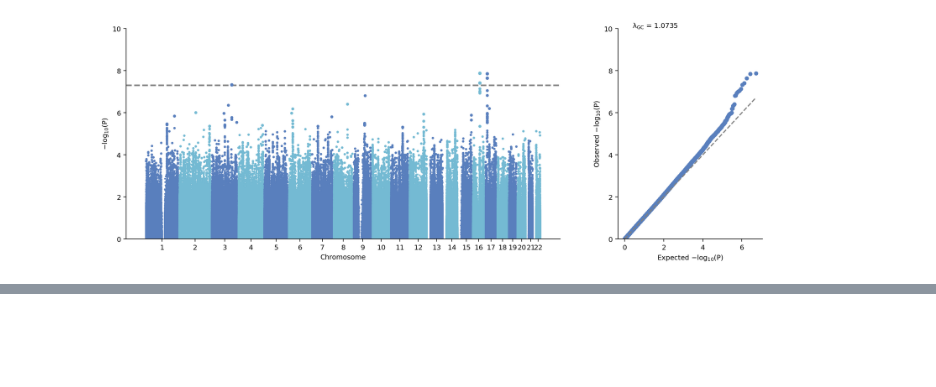
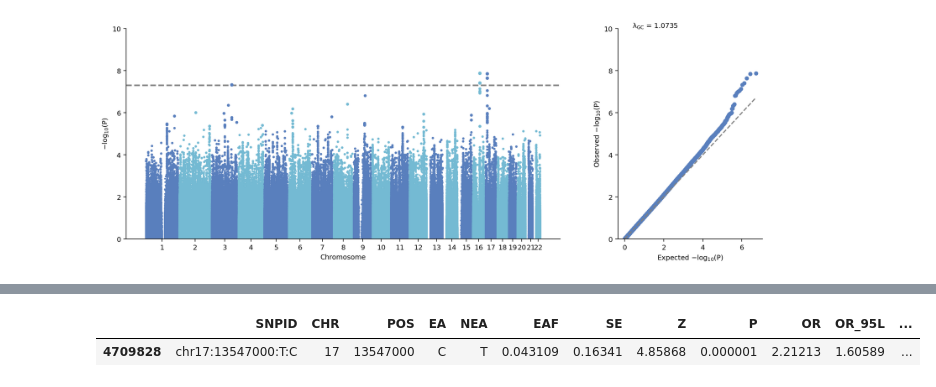
Before and after one commit to ZhaoTie-re/cteph_agp3k, a Jupyter notebook: analysis/assoc_plink2/scripts/mqq_plot.ipynb, the cells around one changed output, grey strips where cells are left out. Saved outputs shown, nothing was run; the diff lists cells and outputs as text; code cells hidden in the pictures; blank space fills up the shorter version.

```diff
--- a/analysis/assoc_plink2/scripts/mqq_plot.ipynb
+++ b/analysis/assoc_plink2/scripts/mqq_plot.ipynb
@@ -87,0 +65,5 @@ Error:
+# %%
+sumstats_add.data[sumstats_add.data['SNPID'] == 'chr17:13547000:T:C']
+# %% [output]
+|  | SNPID | CHR | POS | EA | NEA | EAF | SE | Z | P | OR | OR_95L | ... |
+| 4709828 | chr17:13547000:T:C | 17 | 13547000 | C | T | 0.043109 | 0.16341 | 4.85868 | 0.000001 | 2.21213 | 1.60589 | ... |
```
Also changed, not shown: parts of 2 cells of this notebook, 32 other files.
